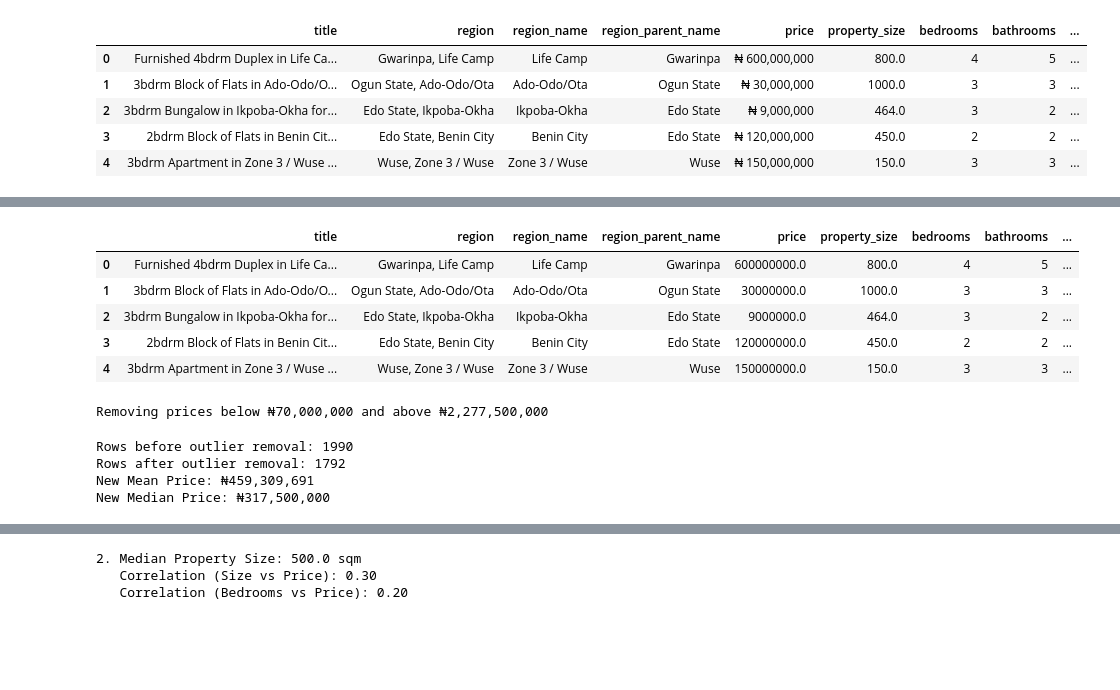
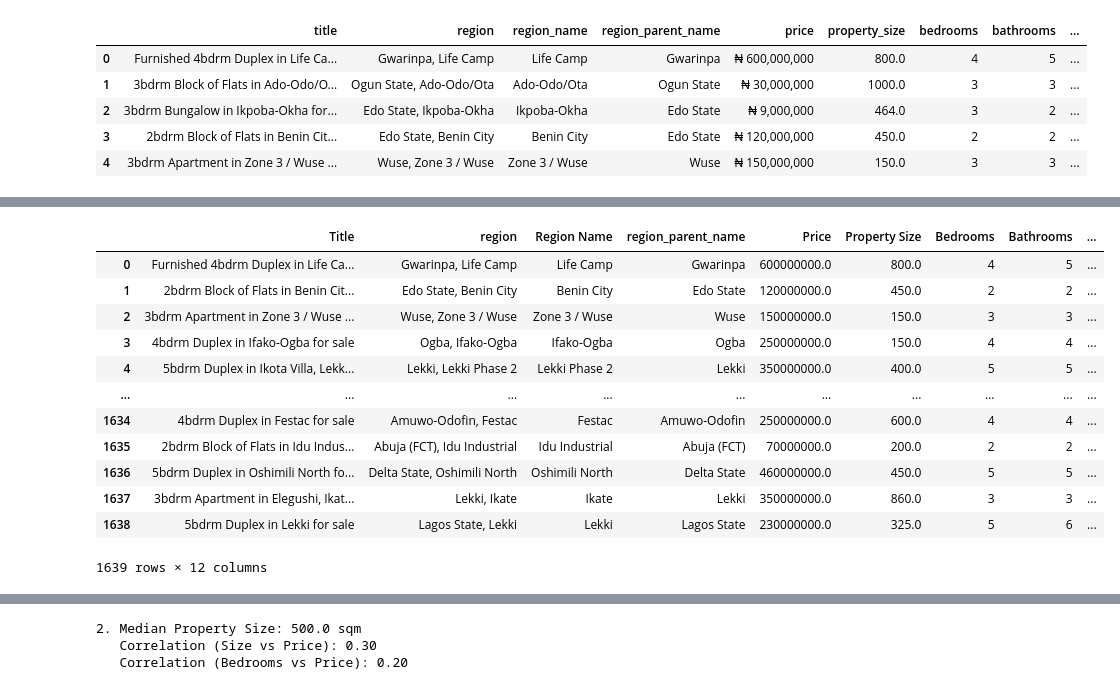
Before and after one commit to Simple46/jiji-housing-analysis, a Jupyter notebook: jiji_housing.ipynb, the cells around one changed output, grey strips where cells are left out. Saved outputs shown, nothing was run; the diff lists cells and outputs as text; code cells hidden in the pictures; blank space fills up the shorter version.

Commit message:
clean the dataset

```diff
--- a/jiji_housing.ipynb
+++ b/jiji_housing.ipynb
@@ -185,2 +344,11 @@ df['bathrooms'] = pd.to_numeric(df['bathrooms'], errors='coerce')
 # %%
-df.isnull().sum()
+# 1. Price Cleaning
+def clean_price(price_str):
+    if pd.isna(price_str):
+        return np.nan
+    # Remove '₦', commas, and spaces, then convert to float
+    cleaned = re.sub(r'[^\d.]', '', str(price_str))
+    return float(cleaned) if cleaned else np.nan
+
+df_clean['Price'] = df_clean['Price'].apply(clean_price)
+df_clean = df_clean.dropna(subset=['Price'])
@@ -199,5 +355,7 @@ dtype: int64
 # %%
-# drop the nan values
-df = df.dropna()
-df.isnull().sum()
+ #2. Strict Outlier Removal (Cap at 5th to 95th percentile to fix mean/median skew)
+upper_limit = df_clean['Price'].quantile(0.95)
+lower_limit = df_clean['Price'].quantile(0.05) # Remove bottom 5% (likely errors or land-only sales)
+
+print(f"Removing prices below ₦{lower_limit:,.0f} and above ₦{upper_limit:,.0f}")
 # %% [output]
@@ -216,0 +363,7 @@ dtype: int64
+# %%
+df_clean = df_clean[(df_clean['Price'] >= lower_limit) & (df_clean['Price'] <= upper_limit)].copy()
+
+print(f"Rows before outlier removal: {len(df_raw)}")
+print(f"Rows after outlier removal: {len(df_clean)}")
+print(f"New Mean Price: ₦{df_clean['Price'].mean():,.0f}")
+print(f"New Median Price: ₦{df_clean['Price'].median():,.0f}")
@@ -241,28 +390,27 @@ Name: price, Length: 1990, dtype: float64
 # %%
-df.head()
+# 3. Missing Values Handling
+df_clean['Property Size'] = pd.to_numeric(df_clean['Property Size'], errors='coerce')
+df_clean['Bedrooms'] = pd.to_numeric(df_clean['Bedrooms'], errors='coerce')
+df_clean['Bathrooms'] = pd.to_numeric(df_clean['Bathrooms'], errors='coerce')
-# %% [output]
-|  | title | region | region_name | region_parent_name | price | property_size | bedrooms | bathrooms | ... |
-| 0 | Furnished 4bdrm Duplex in Life Ca... | Gwarinpa, Life Camp | Life Camp | Gwarinpa | 600000000.0 | 800.0 | 4 | 5 | ... |
-| 1 | 3bdrm Block of Flats in Ado-Odo/O... | Ogun State, Ado-Odo/Ota | Ado-Odo/Ota | Ogun State | 30000000.0 | 1000.0 | 3 | 3 | ... |
-| 2 | 3bdrm Bungalow in Ikpoba-Okha for... | Edo State, Ikpoba-Okha | Ikpoba-Okha | Edo State | 9000000.0 | 464.0 | 3 | 2 | ... |
-| 3 | 2bdrm Block of Flats in Benin Cit... | Edo State, Benin City | Benin City | Edo State | 120000000.0 | 450.0 | 2 | 2 | ... |
-| 4 | 3bdrm Apartment in Zone 3 / Wuse ... | Wuse, Zone 3 / Wuse | Zone 3 / Wuse | Wuse | 150000000.0 | 150.0 | 3 | 3 | ... |
 # %%
-upper_limit = df['price'].quantile(0.95)
-lower_limit = df['price'].quantile(0.05) #
+# Ensure integer types
+df_clean['Bedrooms'] = df_clean['Bedrooms'].astype(int)
+df_clean['Bathrooms'] = df_clean['Bathrooms'].astype(int)
 
-print(f"Removing prices below ₦{lower_limit:,.0f} and above ₦{upper_limit:,.0f}")
+# 4. Remove Duplicates
+df_clean = df_clean.drop_duplicates(subset=['Title', 'Price', 'Region Name']).reset_index(drop=True)
+df_clean
 # %% [output]
+|  | Title | region | Region Name | region_parent_name | Price | Property Size | Bedrooms | Bathrooms | ... |
+| 0 | Furnished 4bdrm Duplex in Life Ca... | Gwarinpa, Life Camp | Life Camp | Gwarinpa | 600000000.0 | 800.0 | 4 | 5 | ... |
+| 1 | 2bdrm Block of Flats in Benin Cit... | Edo State, Benin City | Benin City | Edo State | 120000000.0 | 450.0 | 2 | 2 | ... |
+| 2 | 3bdrm Apartment in Zone 3 / Wuse ... | Wuse, Zone 3 / Wuse | Zone 3 / Wuse | Wuse | 150000000.0 | 150.0 | 3 | 3 | ... |
+| 3 | 4bdrm Duplex in Ifako-Ogba for sale | Ogba, Ifako-Ogba | Ifako-Ogba | Ogba | 250000000.0 | 150.0 | 4 | 4 | ... |
+| 4 | 5bdrm Duplex in Ikota Villa, Lekk... | Lekki, Lekki Phase 2 | Lekki Phase 2 | Lekki | 350000000.0 | 400.0 | 5 | 5 | ... |
+| ... | ... | ... | ... | ... | ... | ... | ... | ... | ... |
+| 1634 | 4bdrm Duplex in Festac for sale | Amuwo-Odofin, Festac | Festac | Amuwo-Odofin | 250000000.0 | 600.0 | 4 | 4 | ... |
+| 1635 | 2bdrm Block of Flats in Idu Indus... | Abuja (FCT), Idu Industrial | Idu Industrial | Abuja (FCT) | 70000000.0 | 200.0 | 2 | 2 | ... |
+| 1636 | 5bdrm Duplex in Oshimili North fo... | Delta State, Oshimili North | Oshimili North | Delta State | 460000000.0 | 450.0 | 5 | 5 | ... |
+| 1637 | 3bdrm Apartment in Elegushi, Ikat... | Lekki, Ikate | Ikate | Lekki | 350000000.0 | 860.0 | 3 | 3 | ... |
+| 1638 | 5bdrm Duplex in Lekki for sale | Lagos State, Lekki | Lekki | Lagos State | 230000000.0 | 325.0 | 5 | 6 | ... |
-Removing prices below ₦70,000,000 and above ₦2,277,500,000
+1639 rows × 12 columns
-# %%
-df_clean = df[(df['price'] >= lower_limit) & (df['price'] <= upper_limit)].copy()
-
-print(f"Rows before outlier removal: {len(df)}")
-print(f"Rows after outlier removal: {len(df_clean)}")
-print(f"New Mean Price: ₦{df_clean['price'].mean():,.0f}")
-print(f"New Median Price: ₦{df_clean['price'].median():,.0f}")
-# %% [output]
-Rows before outlier removal: 1990
-Rows after outlier removal: 1792
-New Mean Price: ₦459,309,691
-New Median Price: ₦317,500,000
```
Also changed, not shown: parts of 33 cells of this notebook, 2 other files.
